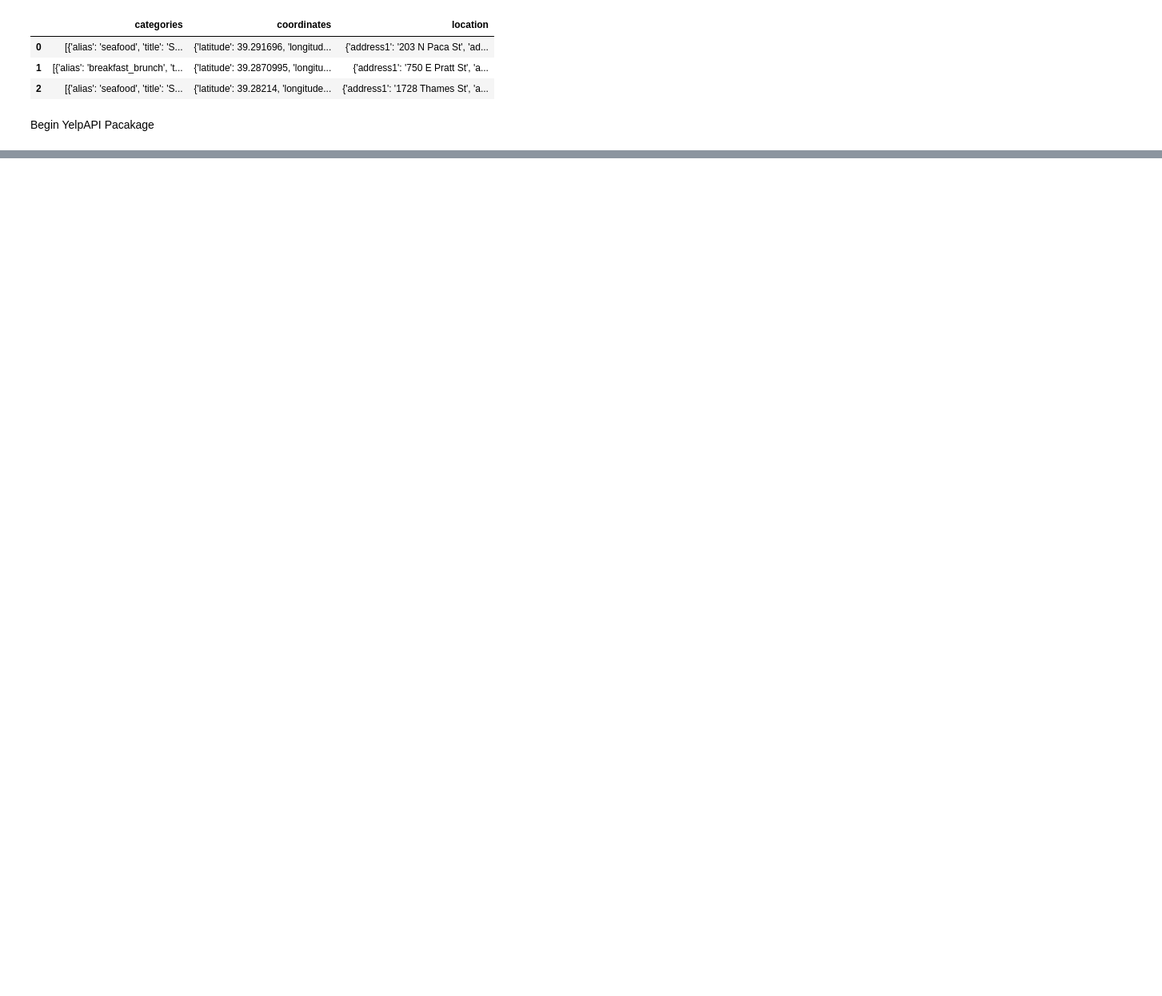
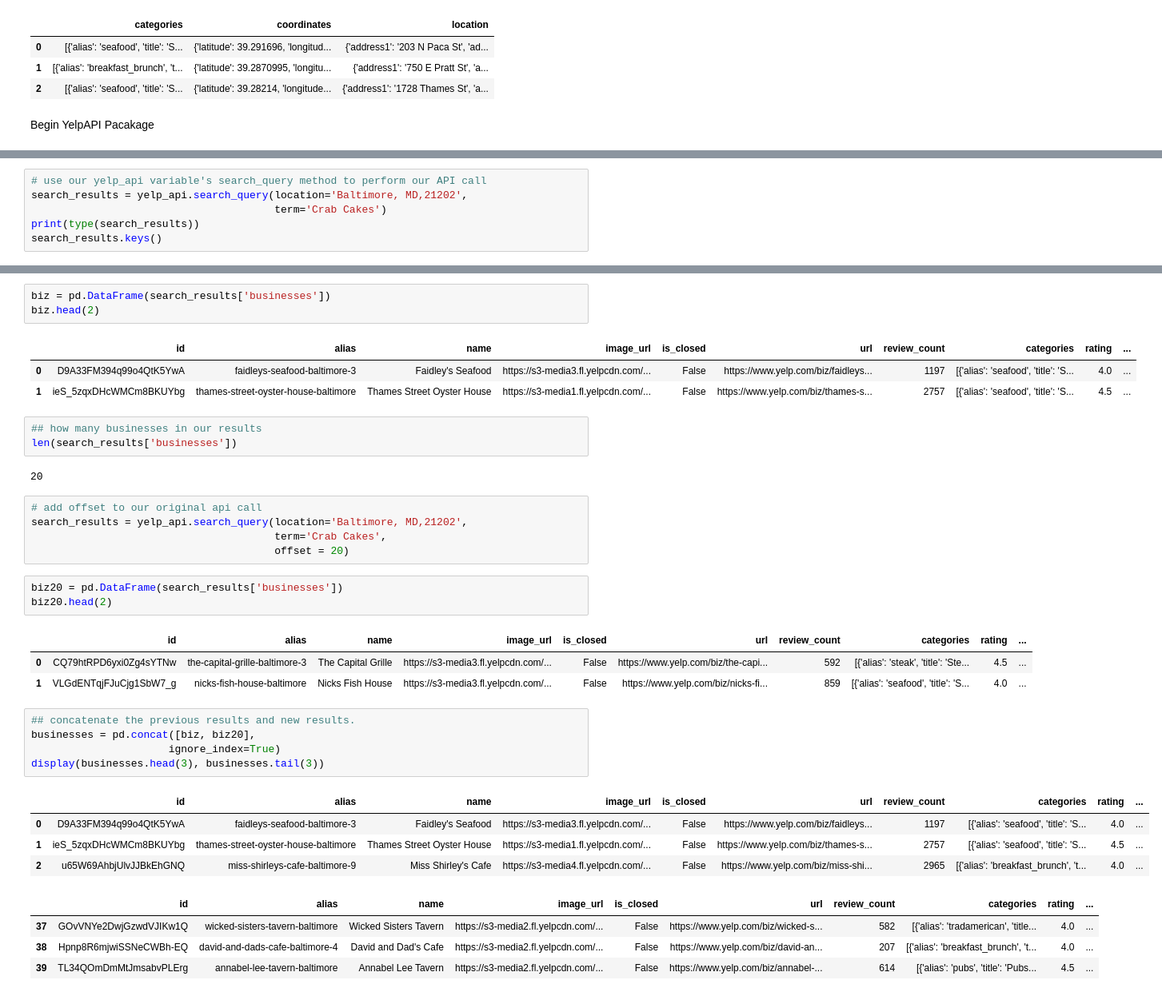
Before and after one commit to MentalTorque/YelpDE, a Jupyter notebook: YelpPractice.ipynb, the cells around one changed output, grey strips where cells are left out. Shown at 80% size. Drawn from its saved outputs; the diff is of its cells as text; blank space fills up the shorter version.

```diff
--- a/YelpPractice.ipynb
+++ b/YelpPractice.ipynb
@@ -188,0 +201,6 @@ FileNotFoundError: [Errno 2] No such file or directory: '/Users/YOUR_PATH.secret
+# %%
+# use our yelp_api variable's search_query method to perform our API call
+search_results = yelp_api.search_query(location='Baltimore, MD,21202',
+                                       term='Crab Cakes')
+print(type(search_results))
+search_results.keys()
@@ -188,0 +214,38 @@ FileNotFoundError: [Errno 2] No such file or directory: '/Users/YOUR_PATH.secret
+# %%
+biz = pd.DataFrame(search_results['businesses'])
+biz.head(2)
+# %% [output]
+|  | id | alias | name | image_url | is_closed | url | review_count | categories | rating | ... |
+| 0 | D9A33FM394q99o4QtK5YwA | faidleys-seafood-baltimore-3 | Faidley's Seafood | https://s3-media3.fl.yelpcdn.com/... | False | https://www.yelp.com/biz/faidleys... | 1197 | [{'alias': 'seafood', 'title': 'S... | 4.0 | ... |
+| 1 | ieS_5zqxDHcWMCm8BKUYbg | thames-street-oyster-house-baltimore | Thames Street Oyster House | https://s3-media1.fl.yelpcdn.com/... | False | https://www.yelp.com/biz/thames-s... | 2757 | [{'alias': 'seafood', 'title': 'S... | 4.5 | ... |
+# %%
+## how many businesses in our results
+len(search_results['businesses'])
+# %% [output]
+20
+# %%
+# add offset to our original api call
+search_results = yelp_api.search_query(location='Baltimore, MD,21202',
+                                       term='Crab Cakes',
+                                       offset = 20)
+# %%
+biz20 = pd.DataFrame(search_results['businesses'])
+biz20.head(2)
+# %% [output]
+|  | id | alias | name | image_url | is_closed | url | review_count | categories | rating | ... |
+| 0 | CQ79htRPD6yxi0Zg4sYTNw | the-capital-grille-baltimore-3 | The Capital Grille | https://s3-media3.fl.yelpcdn.com/... | False | https://www.yelp.com/biz/the-capi... | 592 | [{'alias': 'steak', 'title': 'Ste... | 4.5 | ... |
+| 1 | VLGdENTqjFJuCjg1SbW7_g | nicks-fish-house-baltimore | Nicks Fish House | https://s3-media3.fl.yelpcdn.com/... | False | https://www.yelp.com/biz/nicks-fi... | 859 | [{'alias': 'seafood', 'title': 'S... | 4.0 | ... |
+# %%
+## concatenate the previous results and new results.
+businesses = pd.concat([biz, biz20],
+                      ignore_index=True)
+display(businesses.head(3), businesses.tail(3))
+# %% [output]
+|  | id | alias | name | image_url | is_closed | url | review_count | categories | rating | ... |
+| 0 | D9A33FM394q99o4QtK5YwA | faidleys-seafood-baltimore-3 | Faidley's Seafood | https://s3-media3.fl.yelpcdn.com/... | False | https://www.yelp.com/biz/faidleys... | 1197 | [{'alias': 'seafood', 'title': 'S... | 4.0 | ... |
+| 1 | ieS_5zqxDHcWMCm8BKUYbg | thames-street-oyster-house-baltimore | Thames Street Oyster House | https://s3-media1.fl.yelpcdn.com/... | False | https://www.yelp.com/biz/thames-s... | 2757 | [{'alias': 'seafood', 'title': 'S... | 4.5 | ... |
+| 2 | u65W69AhbjUlvJJBkEhGNQ | miss-shirleys-cafe-baltimore-9 | Miss Shirley's Cafe | https://s3-media4.fl.yelpcdn.com/... | False | https://www.yelp.com/biz/miss-shi... | 2965 | [{'alias': 'breakfast_brunch', 't... | 4.0 | ... |
+|  | id | alias | name | image_url | is_closed | url | review_count | categories | rating | ... |
+| 37 | GOvVNYe2DwjGzwdVJIKw1Q | wicked-sisters-tavern-baltimore | Wicked Sisters Tavern | https://s3-media2.fl.yelpcdn.com/... | False | https://www.yelp.com/biz/wicked-s... | 582 | [{'alias': 'tradamerican', 'title... | 4.0 | ... |
+| 38 | Hpnp8R6mjwiSSNeCWBh-EQ | david-and-dads-cafe-baltimore-4 | David and Dad's Cafe | https://s3-media2.fl.yelpcdn.com/... | False | https://www.yelp.com/biz/david-an... | 207 | [{'alias': 'breakfast_brunch', 't... | 4.0 | ... |
+| 39 | TL34QOmDmMtJmsabvPLErg | annabel-lee-tavern-baltimore | Annabel Lee Tavern | https://s3-media2.fl.yelpcdn.com/... | False | https://www.yelp.com/biz/annabel-... | 614 | [{'alias': 'pubs', 'title': 'Pubs... | 4.5 | ... |
```
Also changed, not shown: parts of 28 cells of this notebook.
